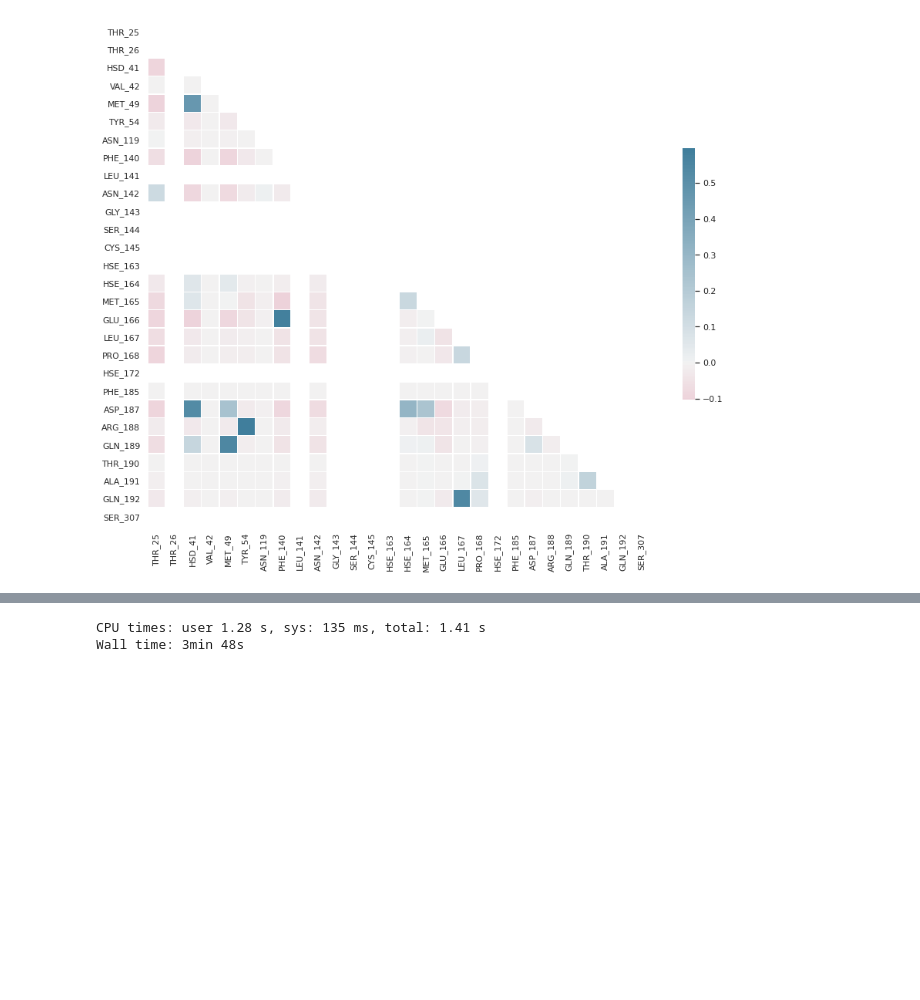
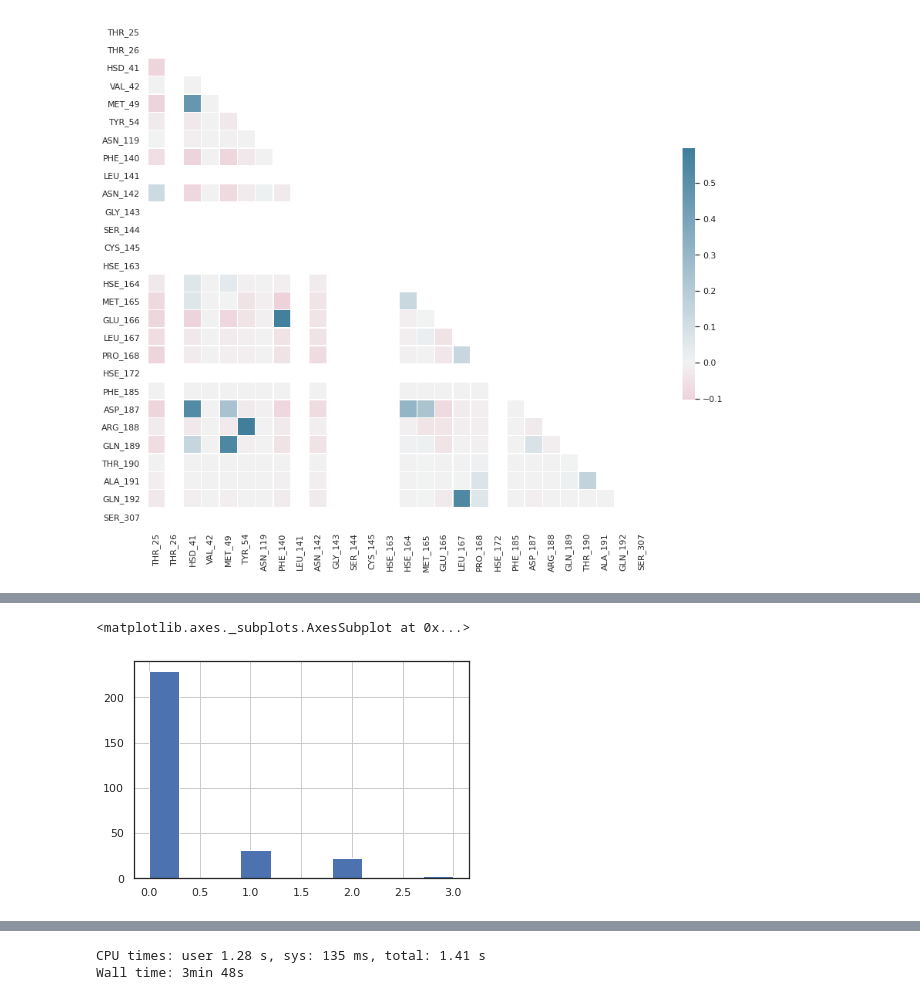
Before and after one commit to jglaser/gigadocking_notebooks, a Jupyter notebook: Gigadocking.ipynb, the cells around one changed output, grey strips where cells are left out. Drawn from its saved outputs; the diff is of its cells as text; code cells hidden in the pictures; blank space fills up the shorter version.

```diff
--- a/Gigadocking.ipynb
+++ b/Gigadocking.ipynb
@@ -281,0 +291,9 @@ sns.heatmap(corr_moonshot, mask=mask, cmap=cmap, center=0, vmin=-0.3, vmax=0.3,
+# %%
+%%time
+q = """SELECT * FROM moonshot.mpro_features
+    INNER JOIN moonshot.diamond_compound_tracker ON STARTS_WITH(mpro_features.name,diamond_compound_tracker.Dataset)
+    INNER JOIN moonshot.activities ON activities.CID = diamond_compound_tracker.Compound_ID
+    """
+from google.cloud import bigquery
+client = bigquery.Client(project=project_id)
+df = client.query(q).to_dataframe()
@@ -281,0 +303,5 @@ sns.heatmap(corr_moonshot, mask=mask, cmap=cmap, center=0, vmin=-0.3, vmax=0.3,
+# %%
+df['CYS_145_PB'].hist()
+# %% [output]
+<matplotlib.axes._subplots.AxesSubplot at 0x...>
+[figure, added]
```
Also changed, not shown: parts of 19 cells of this notebook.
